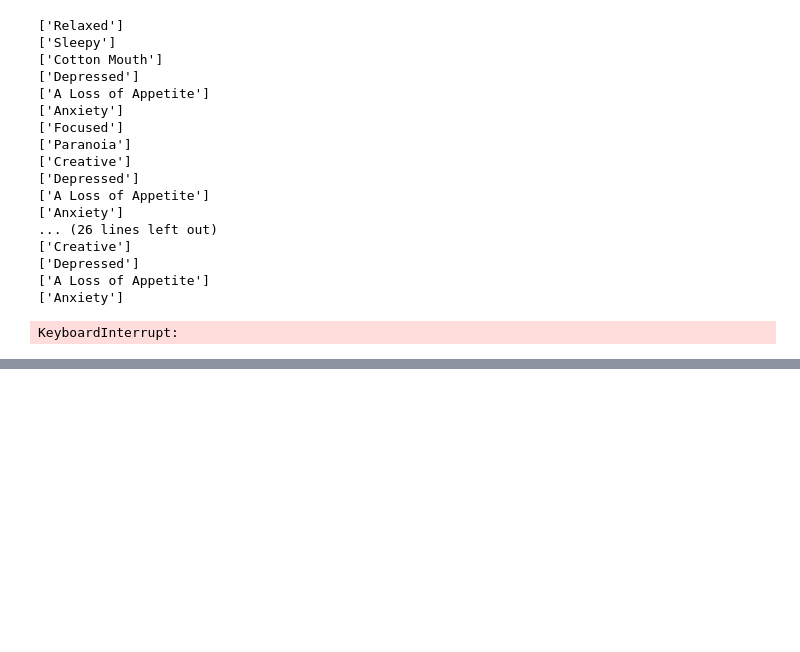
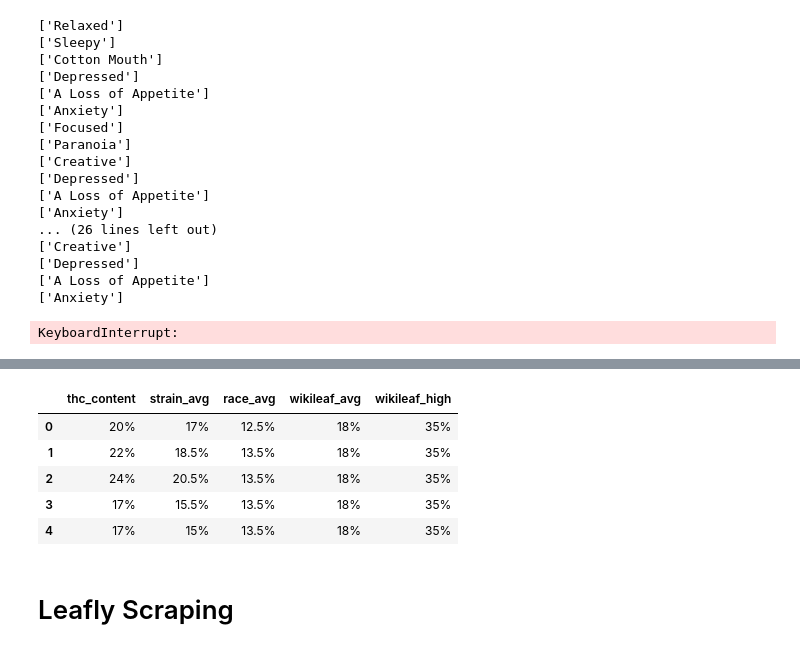
Before and after one commit to stephkendall/Cannabis-Predictions, a Jupyter notebook: Canna-Class-Classification.ipynb, the cells around one changed output, grey strips where cells are left out. Saved outputs shown, nothing was run; the diff lists cells and outputs as text; code cells hidden in the pictures; blank space fills up the shorter version.

```diff
--- a/Canna-Class-Classification.ipynb
+++ b/Canna-Class-Classification.ipynb
@@ -104,13 +104,15 @@ for i in tqdm(strain_links):
 ['Anxiety']
 KeyboardInterrupt:
 # %%
-# scrape THC content data from each individual strain
+# scrape THC content data from each individual strain page
 
+contents = []
 for i in tqdm(strain_links):
     response=requests.get(i)
     soup=BeautifulSoup(response.content,'html.parser')
 
     for b in soup.find_all('small'):
-        print(b.text)
+        if '%' in b.text:
+            contents.append(b.text)
 # %% [output]
 [interactive output not drawn]
@@ -134,0 +119,6 @@ KeyboardInterrupt:
+# %%
+# slice contents list into sublists of 5 values
+# each strain has 5 thc values associated to it:
+# highest test, strain avg., race avg., wikileaf avg., wikileaf highest
+
+strain_contents = [contents[i:i+5] for i in tqdm(range(0, len(contents), 5))]
@@ -134,0 +127,14 @@ KeyboardInterrupt:
+# %%
+# turn strain contents to dataframe
+
+df = pd.DataFrame(strain_contents,columns=['thc_content','strain_avg','race_avg','wikileaf_avg','wikileaf_high'])
+df.head()
+# %% [output]
+|  | thc_content | strain_avg | race_avg | wikileaf_avg | wikileaf_high |
+| 0 | 20% | 17% | 12.5% | 18% | 35% |
+| 1 | 22% | 18.5% | 13.5% | 18% | 35% |
+| 2 | 24% | 20.5% | 13.5% | 18% | 35% |
+| 3 | 17% | 15.5% | 13.5% | 18% | 35% |
+| 4 | 17% | 15% | 13.5% | 18% | 35% |
+# %% [markdown]
+# Leafly Scraping
```
Also changed, not shown: parts of 13 cells of this notebook.
